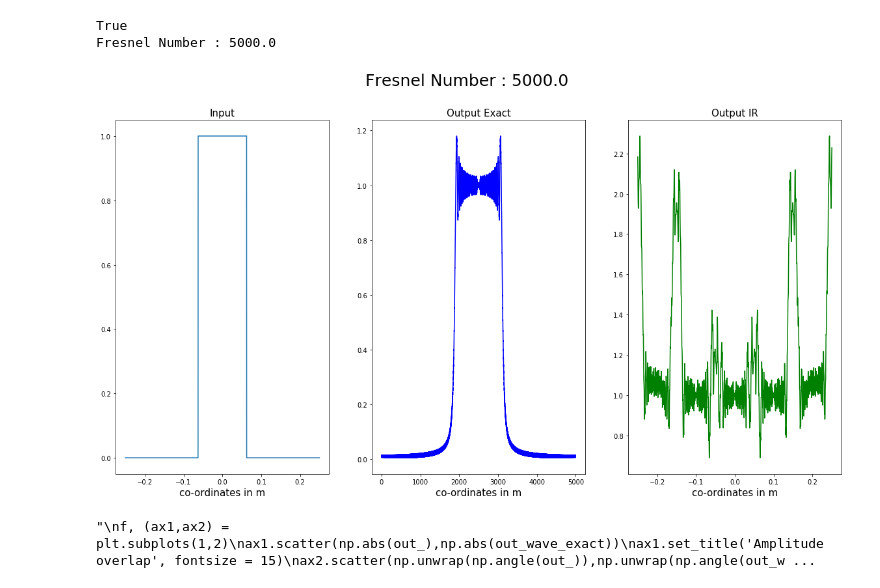
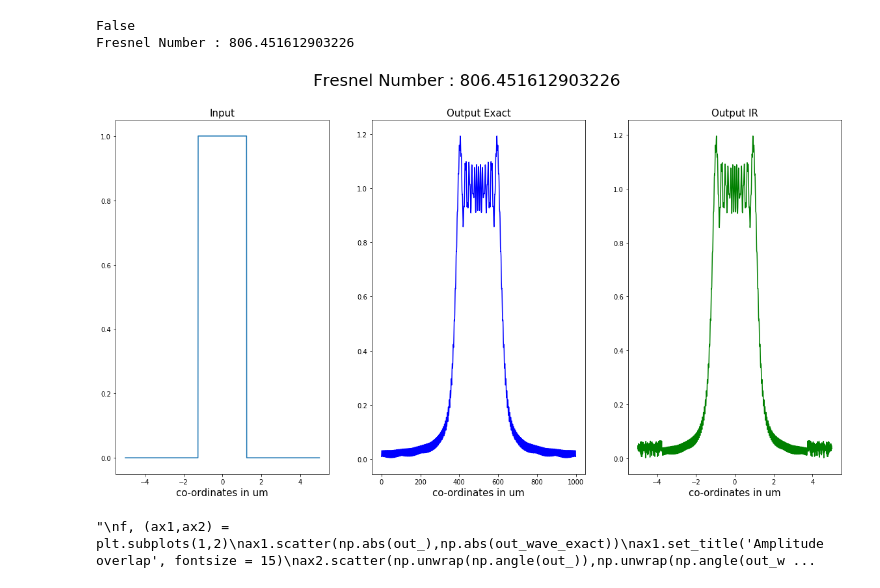
Before and after one commit to s-sajid-ali/xwp, a Jupyter notebook: 1d_tests/compare_1d.ipynb, the cells around one changed output. Saved outputs shown, nothing was run; the diff lists cells and outputs as text; code cells hidden in the pictures.

```diff
--- a/1d_tests/compare_1d.ipynb
+++ b/1d_tests/compare_1d.ipynb
@@ -4,13 +4,13 @@ import matplotlib.pyplot as plt
 import numexpr as ne
 %run ../prop/propagators_1d.py
 # %%
-#energy = 5000
-#wavel = (1240/energy)*10**(-9)
-wavel = 0.5*10**(-6)
+energy = 10000
+wavel = (1240/energy)*10**(-9)
+#wavel = 0.5*10**(-6)
 pi = np.pi
-z = 100
+z = 1000e-6
 N = 1000
-L_in  = 5e-1
+L_in  = 10e-6
 
 in_domain_exact  = np.linspace(-L_in/2,L_in/2,N)
 in_wave = np.zeros(N)
@@ -21,13 +21,13 @@ critical = (wavel*z/L_in)
 print(sampling>critical)
 print('Fresnel Number :', (L_in**2)/(wavel*z))
 # %% [output]
-True
-Fresnel Number : 5000.0
+False
+Fresnel Number : 806.451612903226
 # %%
 out_,L_ = propIR(in_wave,L_in/N,L_in,wavel,z)
 out_domain_ = np.linspace(-L_/2,L_/2,N)
 # %%
-N = 5000
+N = 1000
 in_domain_exact  = np.linspace(-L_in/2,L_in/2,N)
 in_wave = np.zeros(N)
 in_wave[int(N/2)-int(N/8):int(N/2)+int(N/8)] = 1
@@ -35,20 +35,20 @@ out_wave_exact = np.zeros((N),dtype='complex128')
 exact_prop(in_wave,out_wave_exact,L_in,L_,wavel,z)
 # %%
 f, (ax1,ax2,ax3) = plt.subplots(1,3)
-ax1.plot(in_domain_exact,np.abs(in_wave))
-ax1.set_xlabel('co-ordinates in m',fontsize = 15)
+ax1.plot(in_domain_exact*1e6,np.abs(in_wave))
+ax1.set_xlabel('co-ordinates in um',fontsize = 15)
 ax1.set_title('Input', fontsize = 15)
 ax2.plot(np.abs(out_wave_exact),'b')
-ax2.set_xlabel('co-ordinates in m',fontsize = 15)
+ax2.set_xlabel('co-ordinates in um',fontsize = 15)
 ax2.set_title('Output Exact', fontsize = 15)
-ax3.plot( out_domain_,np.abs(out_),'g')
-ax3.set_xlabel('co-ordinates in m',fontsize = 15)
+ax3.plot( out_domain_*1e6,np.abs(out_),'g')
+ax3.set_xlabel('co-ordinates in um',fontsize = 15)
 ax3.set_title('Output IR', fontsize = 15)
 f.set_size_inches(20, 10, forward=True)
 f.suptitle('Fresnel Number : '+str((L_in**2)/(wavel*z)),fontsize = 25)
 plt.show()
 # %% [output]
-[figure, old version]
+[figure, new version]
 # %%
 '''
 f, (ax1,ax2) = plt.subplots(1,2)
```
Also changed, not shown: 3 other files.
